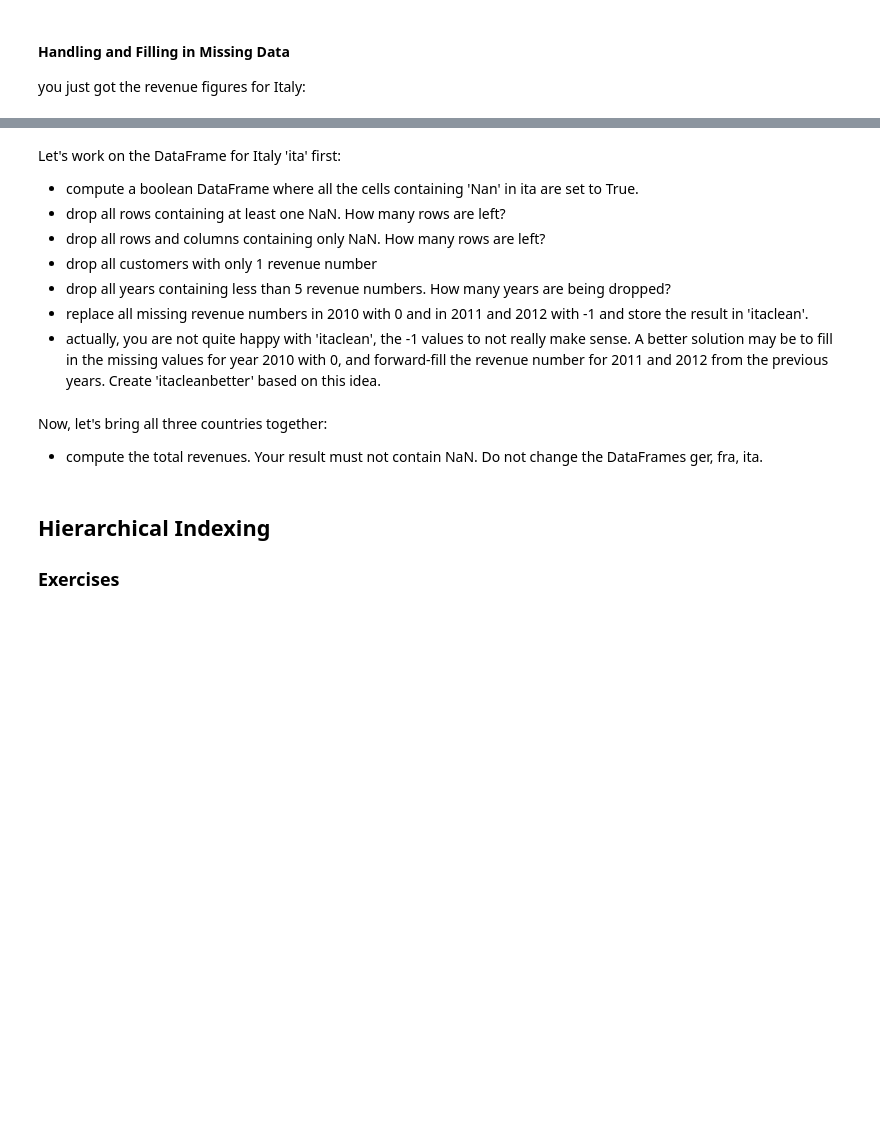
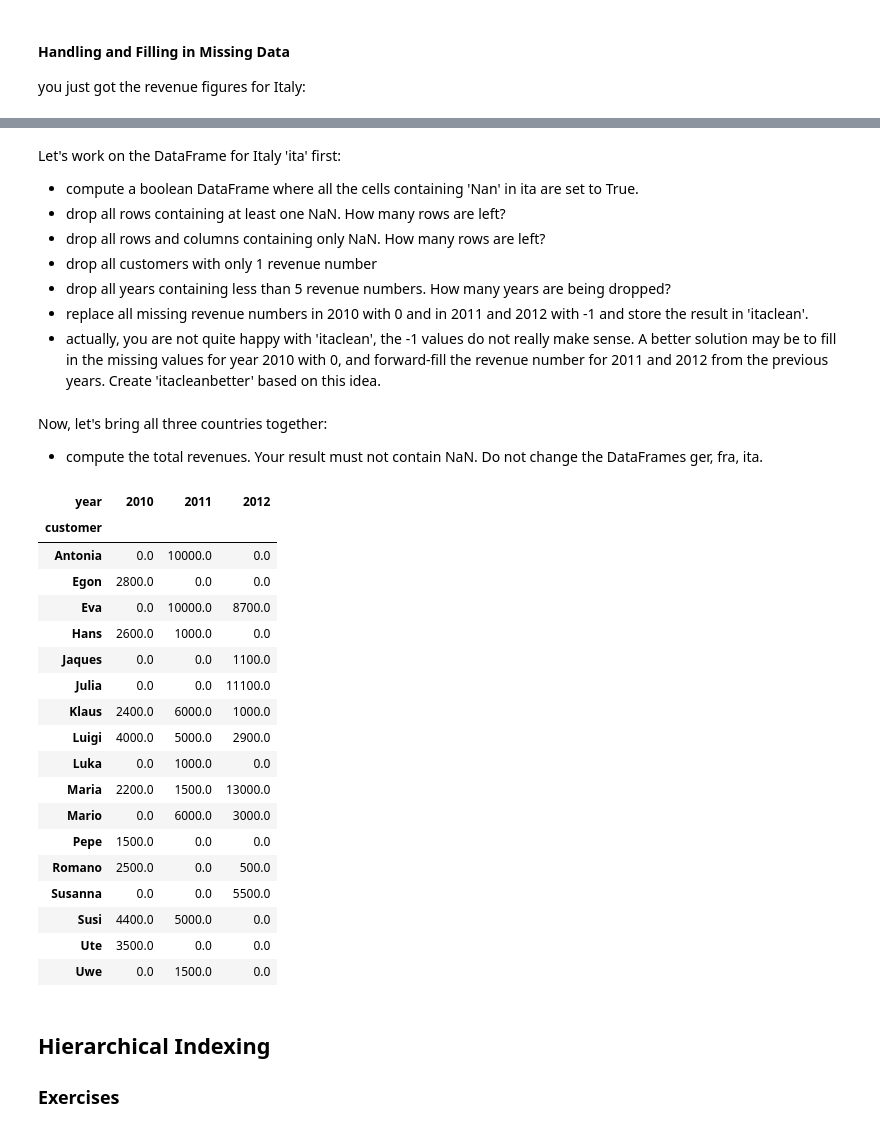
Before and after one commit to IchChefDuNixx/2023SS, a Jupyter notebook: DS/data_aai_sose23/lecture04_missing_values/h04a-assignment-Pandas_Part_1.ipynb, the cells around one changed output, grey strips where cells are left out. Saved outputs shown, nothing was run; the diff lists cells and outputs as text; code cells hidden in the pictures; blank space fills up the shorter version.

```diff
--- a/DS/data_aai_sose23/lecture04_missing_values/h04a-assignment-Pandas_Part_1.ipynb
+++ b/DS/data_aai_sose23/lecture04_missing_values/h04a-assignment-Pandas_Part_1.ipynb
@@ -131,7 +370,7 @@ Let's work on the DataFrame for Italy 'ita' first:
 - drop all customers with only 1 revenue number
 - drop all years containing less than 5 revenue numbers. How many years are being dropped?
 - replace all missing revenue numbers in 2010 with 0 and in 2011 and 2012 with -1 and store the result in 'itaclean'.
-- actually, you are not quite happy with 'itaclean', the -1 values to not really make sense. A better solution may be to fill in the missing values for year 2010 with 0, and forward-fill the revenue number for 2011 and 2012 from the previous years. Create 'itacleanbetter' based on this idea.
+- actually, you are not quite happy with 'itaclean', the -1 values do not really make sense. A better solution may be to fill in the missing values for year 2010 with 0, and forward-fill the revenue number for 2011 and 2012 from the previous years. Create 'itacleanbetter' based on this idea.
 # %% [markdown]
 Now, let's bring all three countries together:
 - compute the total revenues. Your result must not contain NaN. Do not change the DataFrames ger, fra, ita.
@@ -140,3 +377,38 @@ Now, let's bring all three countries together:
+# %%
+## Solutions
+ita_mask = ita.isnull()
+ita.dropna()
+ita.dropna(how="all")
+ita.dropna(how="all", axis=1)
+ita.dropna(thresh=len(ita.columns)-1)
+ita.dropna(axis=1, thresh=5)
+itaclean =  DataFrame(ita["2010"].fillna(0))
+itaclean[["2011","2012"]] = ita.loc[:, "2011":"2012"].fillna(-1)
+itacleanbetter = ita.copy()
+itacleanbetter["2010"].fillna(0, inplace=True)
+itacleanbetter.fillna(method="ffill", axis=1)
+total = ger.add(fra, fill_value=0).add(ita, fill_value=0).fillna(0)
+total
+# %% [output]
+| year | 2010 | 2011 | 2012 |
+| customer |  |  |  |
+| Antonia | 0.0 | 10000.0 | 0.0 |
+| Egon | 2800.0 | 0.0 | 0.0 |
+| Eva | 0.0 | 10000.0 | 8700.0 |
+| Hans | 2600.0 | 1000.0 | 0.0 |
+| Jaques | 0.0 | 0.0 | 1100.0 |
+| Julia | 0.0 | 0.0 | 11100.0 |
+| Klaus | 2400.0 | 6000.0 | 1000.0 |
+| Luigi | 4000.0 | 5000.0 | 2900.0 |
+| Luka | 0.0 | 1000.0 | 0.0 |
+| Maria | 2200.0 | 1500.0 | 13000.0 |
+| Mario | 0.0 | 6000.0 | 3000.0 |
+| Pepe | 1500.0 | 0.0 | 0.0 |
+| Romano | 2500.0 | 0.0 | 500.0 |
+| Susanna | 0.0 | 0.0 | 5500.0 |
+| Susi | 4400.0 | 5000.0 | 0.0 |
+| Ute | 3500.0 | 0.0 | 0.0 |
+| Uwe | 0.0 | 1500.0 | 0.0 |
 # %% [markdown]
 ## Hierarchical Indexing
 
```
Also changed, not shown: parts of 21 cells of this notebook, 10 other files.
